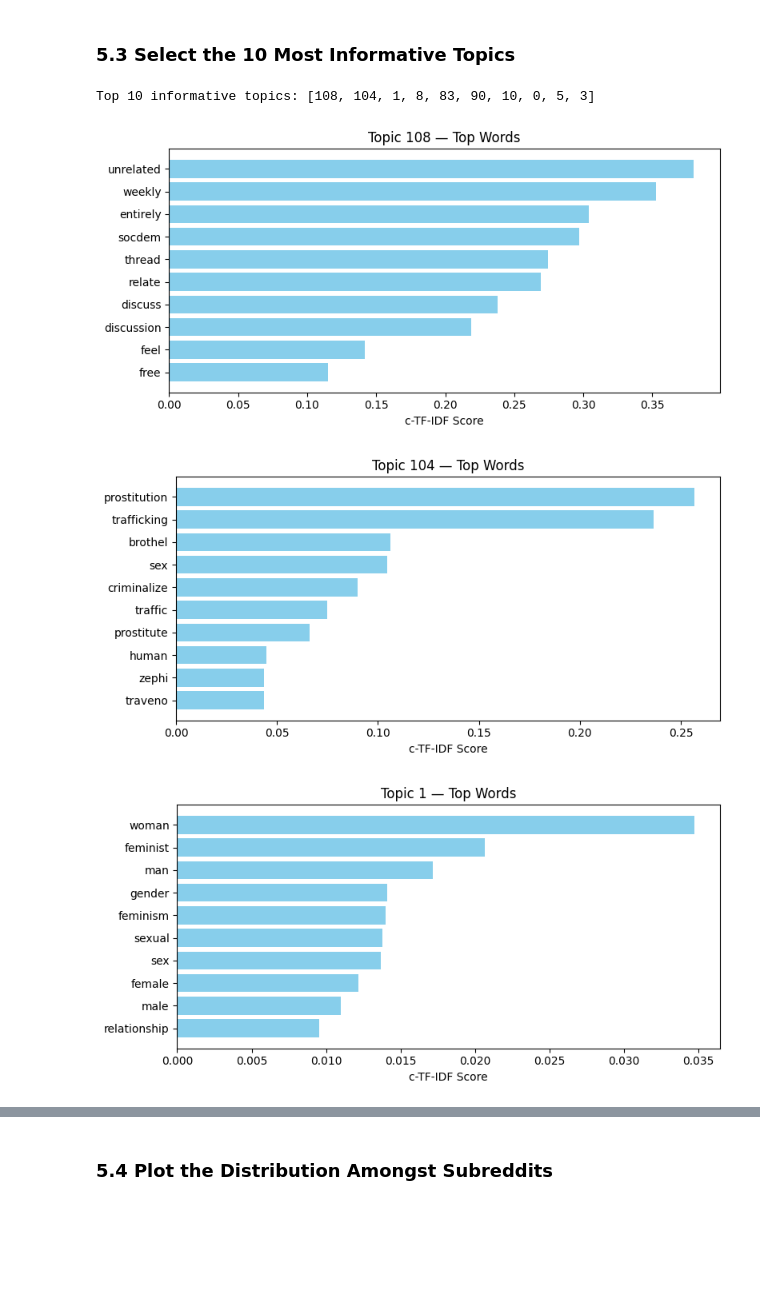
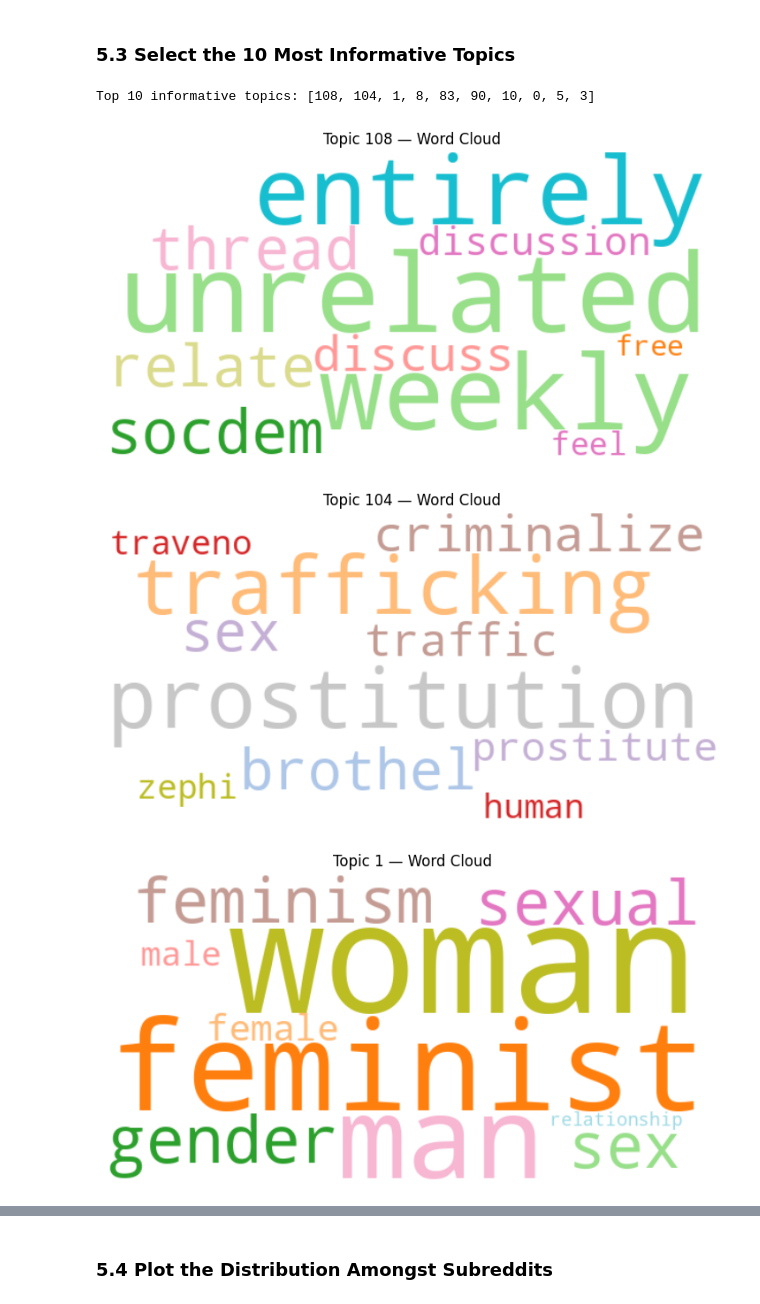
Before and after one commit to nathanaelambert/ConservativesLiberals, a Jupyter notebook: base_analysis.ipynb, the cells around one changed output, grey strips where cells are left out. Saved outputs shown, nothing was run; the diff lists cells and outputs as text; code cells hidden in the pictures; blank space fills up the shorter version.

```diff
--- a/base_analysis.ipynb
+++ b/base_analysis.ipynb
@@ -40,0 +44,3 @@ plt.show()
+# %%
+df = df[~df['Subreddit'].isin(['Communist', 'RadicalFeminism', 'anarchocapitalism'])]
+df.Subreddit.value_counts()
@@ -269,22 +317,27 @@ info_content = max_entropy - info_content  # Higher = more informative
 ### 5.3 Select the 10 Most Informative Topics
 # %%
 n_words = 10  # Number of top words to display per topic
-
 top_topics = info_content.nlargest(n_words).index.tolist()
 print(f"Top {n_words} informative topics:", top_topics)
+
 for tid in top_topics:
     words_scores = topic_model.get_topic(tid)[:n_words]  # List of (word, score) tuples
-    words, scores = zip(*words_scores)
+    # Create a weighted string for the word cloud
+    topic_words = []
+    for word, score in words_scores:
+        topic_words.extend([word] * int(score * 1000))  # Adjust multiplier as needed
+    text = " ".join(topic_words)
 
+    wordcloud = WordCloud(width=600, height=300, background_color="white",
+                         colormap="tab20", collocations=False).generate(text)
     plt.figure(figsize=(8, 4))
-    plt.barh(words, scores, color='skyblue')
-    plt.xlabel("c-TF-IDF Score")
-    plt.title(f"Topic {tid} — Top Words")
-    plt.gca().invert_yaxis()  # Highest score at the top
+    plt.imshow(wordcloud, interpolation="bilinear")
+    plt.axis("off")
+    plt.title(f"Topic {tid} — Word Cloud")
     plt.tight_layout()
     plt.show()
 # %% [output]
 Top 10 informative topics: [108, 104, 1, 8, 83, 90, 10, 0, 5, 3]
-[figure, old version]
+[figure, new version]
-[figure, old version]
+[figure, new version]
-[figure, old version]
+[figure, new version]
```
Also changed, not shown: parts of 17 cells of this notebook.
